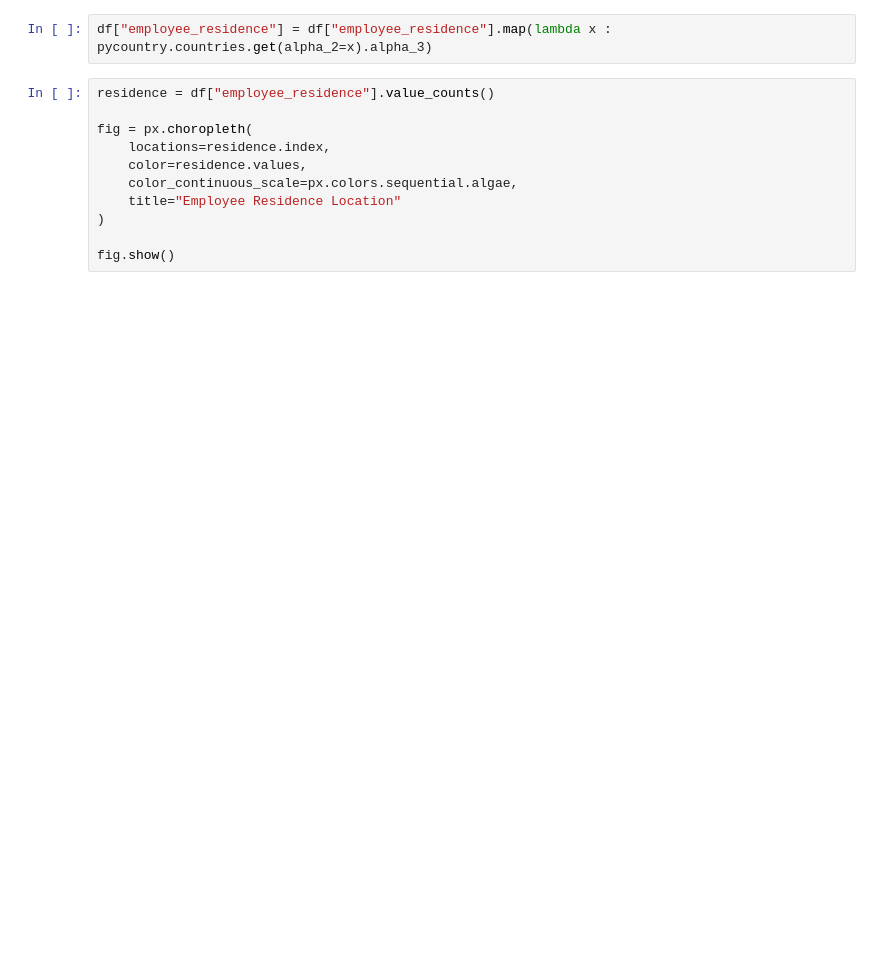
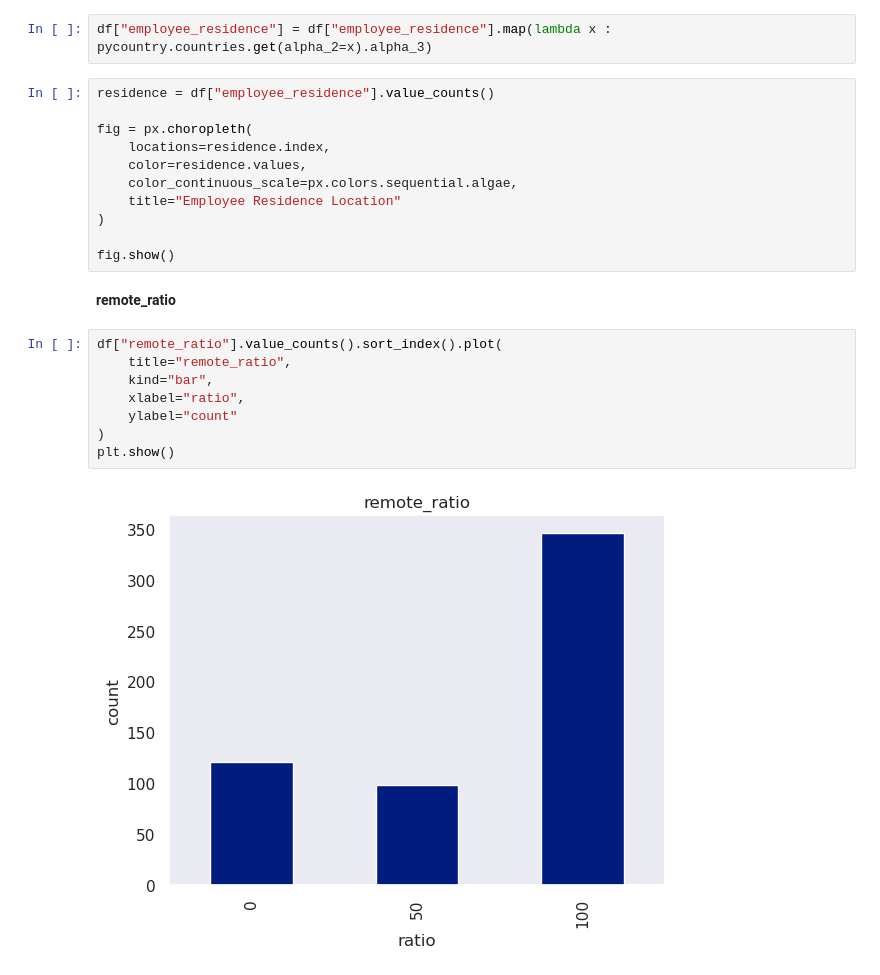
Before and after one commit to IgorTrevelin/data-science, a Jupyter notebook: Data Science Salaries/ds_salaries.ipynb, the cells around one changed output. Drawn from its saved outputs; the diff is of its cells as text; blank space fills up the shorter version.

```diff
--- a/Data Science Salaries/ds_salaries.ipynb
+++ b/Data Science Salaries/ds_salaries.ipynb
@@ -228,3 +228,15 @@ fig = px.choropleth(
 )
 
 fig.show()
+# %% [markdown]
+**remote_ratio**
+# %%
+df["remote_ratio"].value_counts().sort_index().plot(
+    title="remote_ratio",
+    kind="bar",
+    xlabel="ratio",
+    ylabel="count"
+)
+plt.show()
+# %% [output]
+[figure, added]
```
Also changed, not shown: parts of 13 cells of this notebook.
